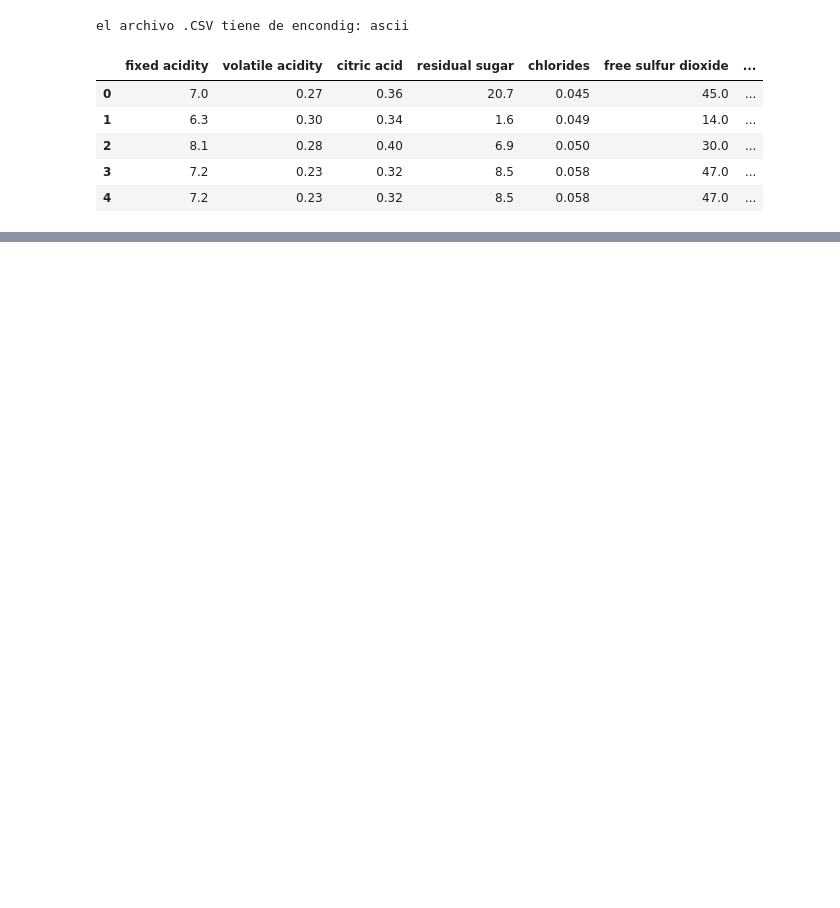
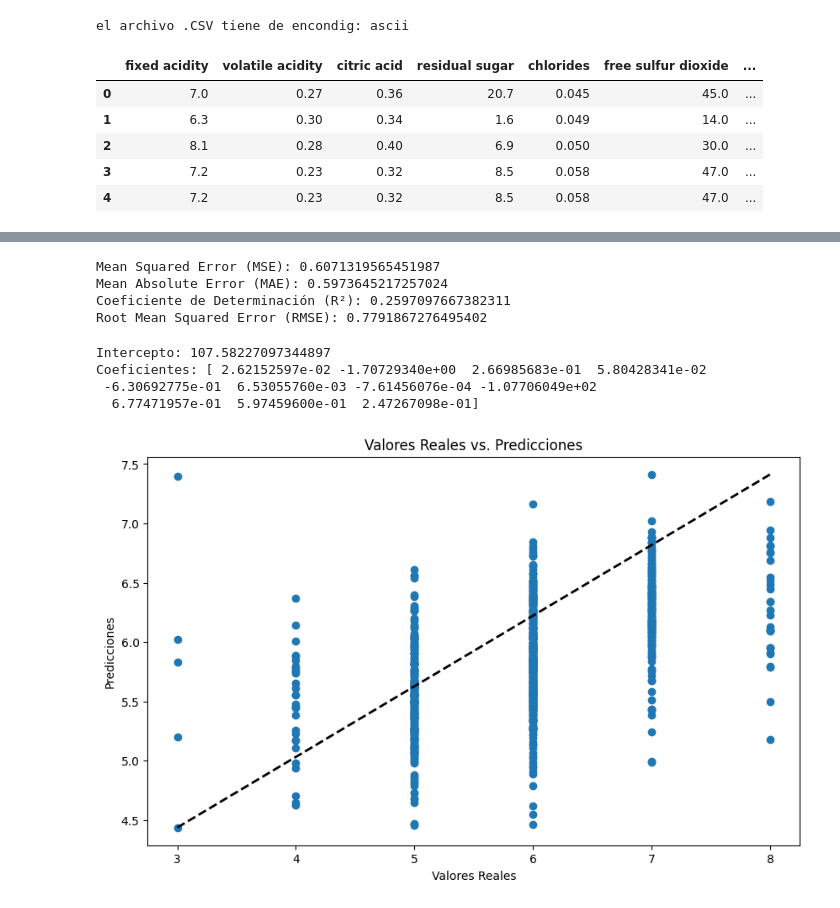
Before and after one commit to JGIOVANNIE/Cancer_reg_lineal, a Jupyter notebook: white-wine-quality.ipynb, the cells around one changed output, grey strips where cells are left out. Cells and saved outputs as stored; diff of their text form; code cells hidden in the pictures; blank space fills up the shorter version.

Commit message:
Reg_lineal_white

```diff
--- a/white-wine-quality.ipynb
+++ b/white-wine-quality.ipynb
@@ -29,0 +175,11 @@ df.head()
+# %%
+# Dividimos los datos en caracteristicas(X) y variable objetivo (y)
+X = df.drop('quality', axis=1)
+y = df['quality']
+
+# Dividr los datos en conjunto de entrenamiento y prueba
+X_train, X_test, y_train, y_test = train_test_split(X, y, test_size=0.2, random_state=42)
+
+# Entrenar un modelo de regresión lineal
+model = LinearRegression()
+model.fit(X_train, y_train)
@@ -29,0 +188,3 @@ df.head()
+# %%
+y_pred = model.predict(X_test)
+y_pred
@@ -29,0 +209,36 @@ df.head()
+# %%
+# Evaluar el rendimiento del modelo
+mse = mean_squared_error(y_test, y_pred)
+mae = mean_absolute_error(y_test, y_pred)
+r2 = r2_score(y_test, y_pred)
+rmse = np.sqrt(mse)
+
+print("Mean Squared Error (MSE):", mse)
+print("Mean Absolute Error (MAE):", mae)
+print("Coeficiente de Determinación (R²):", r2)
+print("Root Mean Squared Error (RMSE):", rmse)
+# %% [output]
+Mean Squared Error (MSE): 0.6071319565451987
+Mean Absolute Error (MAE): 0.5973645217257024
+Coeficiente de Determinación (R²): 0.2597097667382311
+Root Mean Squared Error (RMSE): 0.7791867276495402
+# %%
+# Resumen del modelo
+print("\nIntercepto:", model.intercept_)
+print("Coeficientes:", model.coef_)
+# %% [output]
+Intercepto: 107.58227097344897
+Coeficientes: [ 2.62152597e-02 -1.70729340e+00  2.66985683e-01  5.80428341e-02
+ -6.30692775e-01  6.53055760e-03 -7.61456076e-04 -1.07706049e+02
+  6.77471957e-01  5.97459600e-01  2.47267098e-01]
+# %%
+# Visualizar las predicciones vs. los valores reales
+plt.figure(figsize=(10, 6))
+plt.scatter(y_test, y_pred)
+plt.plot([y_test.min(), y_test.max()], [y_pred.min(), y_pred.max()], 'k--', lw=2)
+plt.xlabel('Valores Reales')
+plt.ylabel('Predicciones')
+plt.title('Valores Reales vs. Predicciones')
+plt.show()
+# %% [output]
+[figure, added]
```
Also changed, not shown: parts of 41 cells of this notebook, 1 other file.
